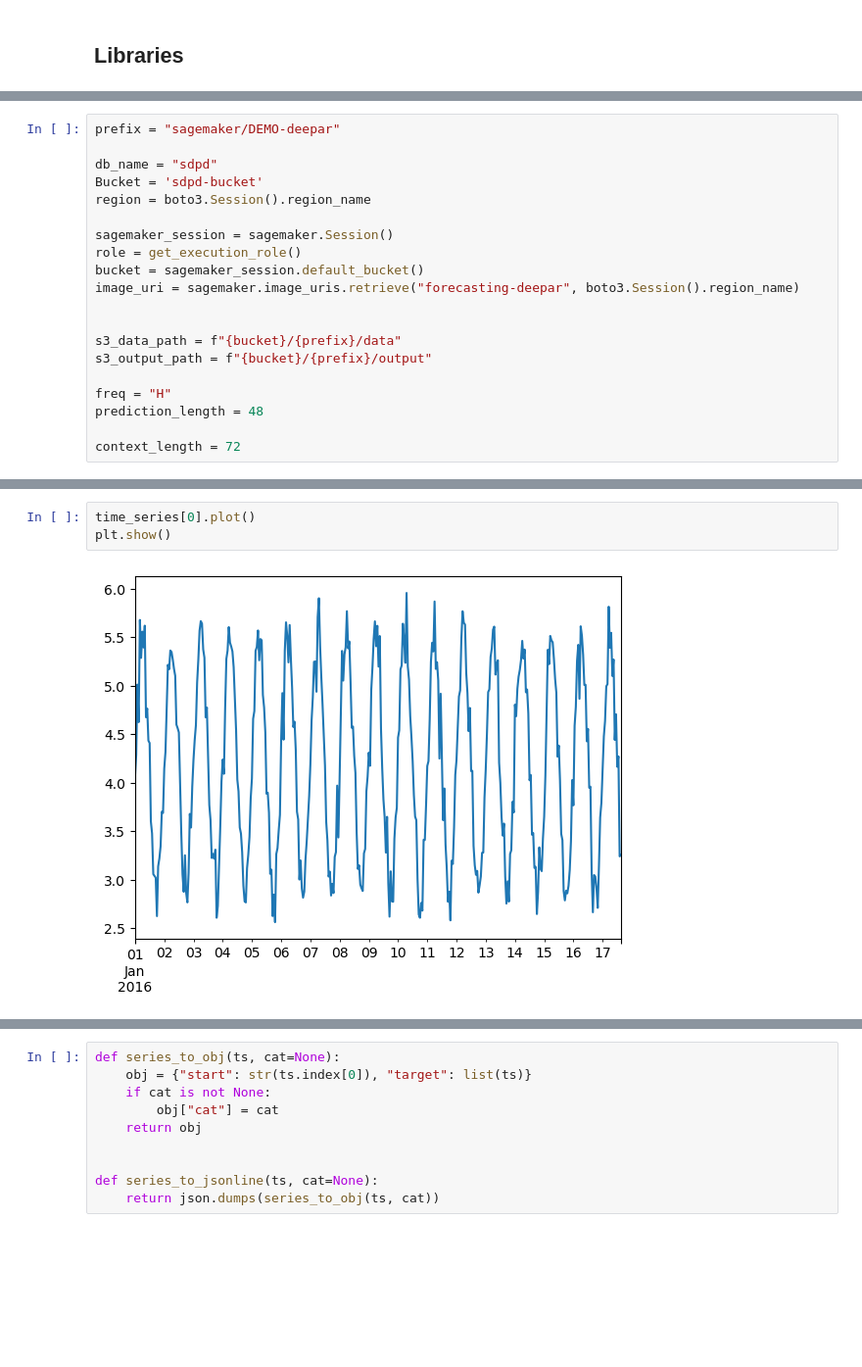
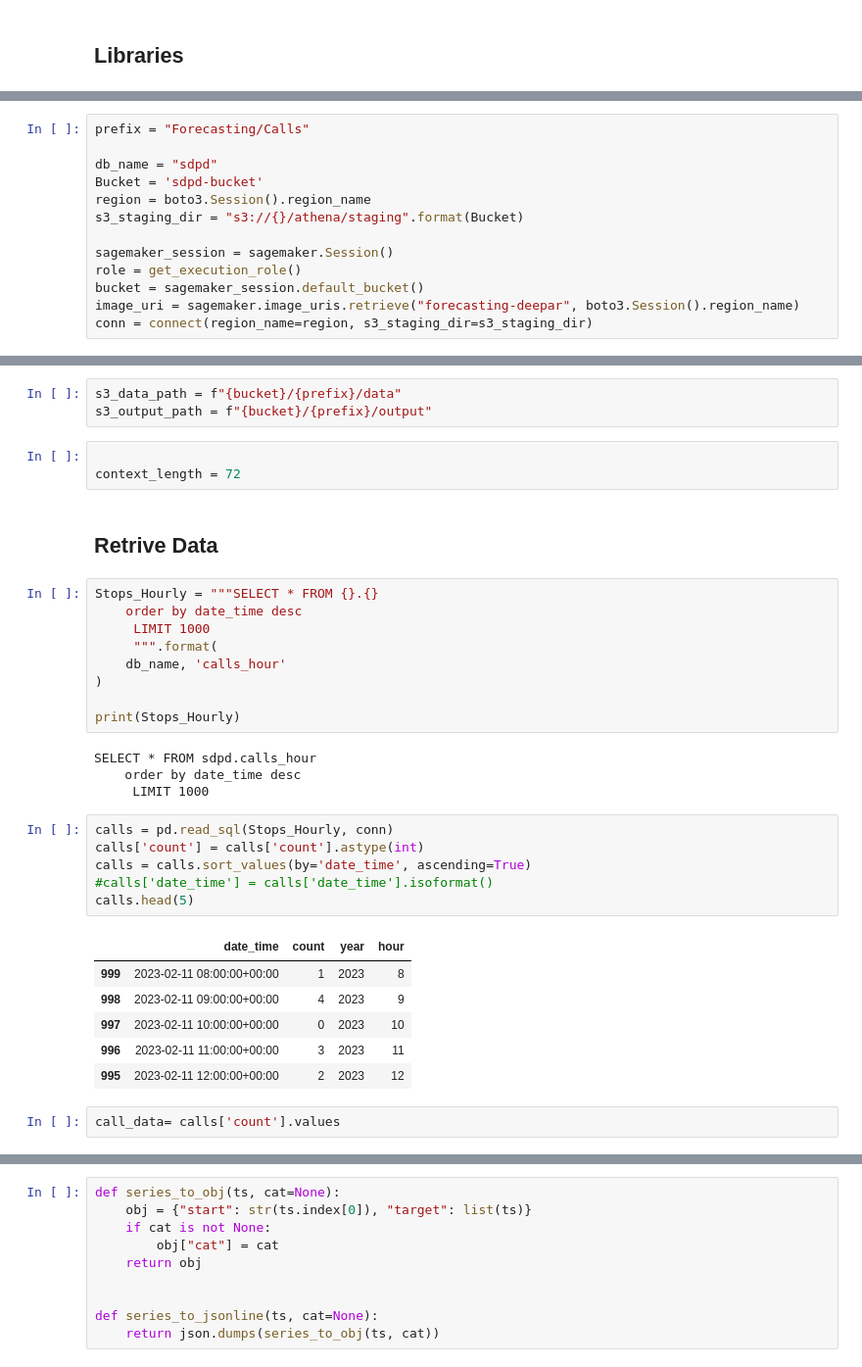
Before and after one commit to zalvatore/Predicting_Police_Activity, a Jupyter notebook: Calls_ DeepAR.ipynb, the cells around one changed output, grey strips where cells are left out. Shown at 98% size. Cells and saved outputs as stored; diff of their text form; blank space fills up the shorter version.

```diff
--- a/Calls_ DeepAR.ipynb
+++ b/Calls_ DeepAR.ipynb
@@ -20,20 +33,13 @@ np.random.seed(1)
 # %%
-prefix = "sagemaker/DEMO-deepar"
+prefix = "Forecasting/Calls"
 
 db_name = "sdpd"
 Bucket = 'sdpd-bucket'
 region = boto3.Session().region_name
+s3_staging_dir = "s3://{}/athena/staging".format(Bucket)
 
 sagemaker_session = sagemaker.Session()
 role = get_execution_role()
 bucket = sagemaker_session.default_bucket()
 image_uri = sagemaker.image_uris.retrieve("forecasting-deepar", boto3.Session().region_name)
-
-
-s3_data_path = f"{bucket}/{prefix}/data"
-s3_output_path = f"{bucket}/{prefix}/output"
-
-freq = "H"
-prediction_length = 48
-
-context_length = 72
+conn = connect(region_name=region, s3_staging_dir=s3_staging_dir)
@@ -57,5 +46,36 @@ for k in range(num_ts):
-# %%
-time_series[0].plot()
-plt.show()
-# %% [output]
-[figure, removed]
+# %%
+s3_data_path = f"{bucket}/{prefix}/data"
+s3_output_path = f"{bucket}/{prefix}/output"
+# %%
+
+context_length = 72
+# %% [markdown]
+## Retrive Data
+# %%
+Stops_Hourly = """SELECT * FROM {}.{}
+    order by date_time desc
+     LIMIT 1000
+     """.format(
+    db_name, 'calls_hour'
+)
+
+print(Stops_Hourly)
+# %% [output]
+SELECT * FROM sdpd.calls_hour
+    order by date_time desc
+     LIMIT 1000
+# %%
+calls = pd.read_sql(Stops_Hourly, conn)
+calls['count'] = calls['count'].astype(int)
+calls = calls.sort_values(by='date_time', ascending=True)
+#calls['date_time'] = calls['date_time'].isoformat()
+calls.head(5)
+# %% [output]
+|  | date_time | count | year | hour |
+| 999 | 2023-02-11 08:00:00+00:00 | 1 | 2023 | 8 |
+| 998 | 2023-02-11 09:00:00+00:00 | 4 | 2023 | 9 |
+| 997 | 2023-02-11 10:00:00+00:00 | 0 | 2023 | 10 |
+| 996 | 2023-02-11 11:00:00+00:00 | 3 | 2023 | 11 |
+| 995 | 2023-02-11 12:00:00+00:00 | 2 | 2023 | 12 |
+# %%
+call_data= calls['count'].values
```
Also changed, not shown: parts of 23 cells of this notebook, 1 other file.
